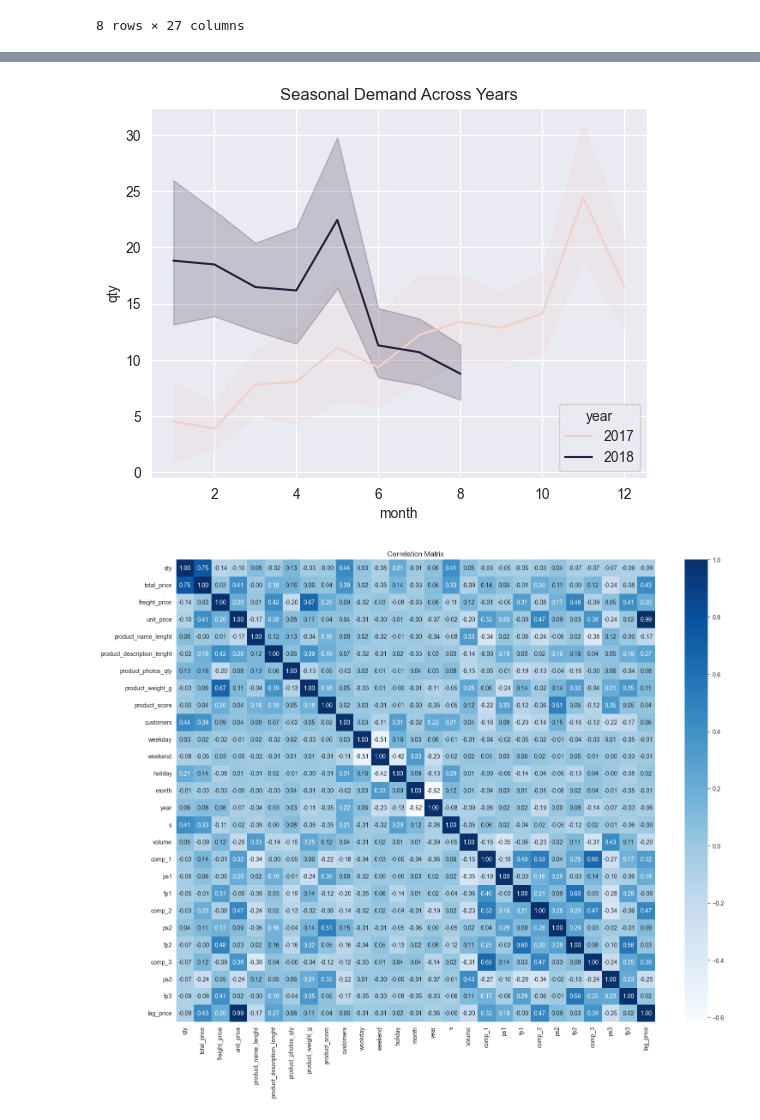
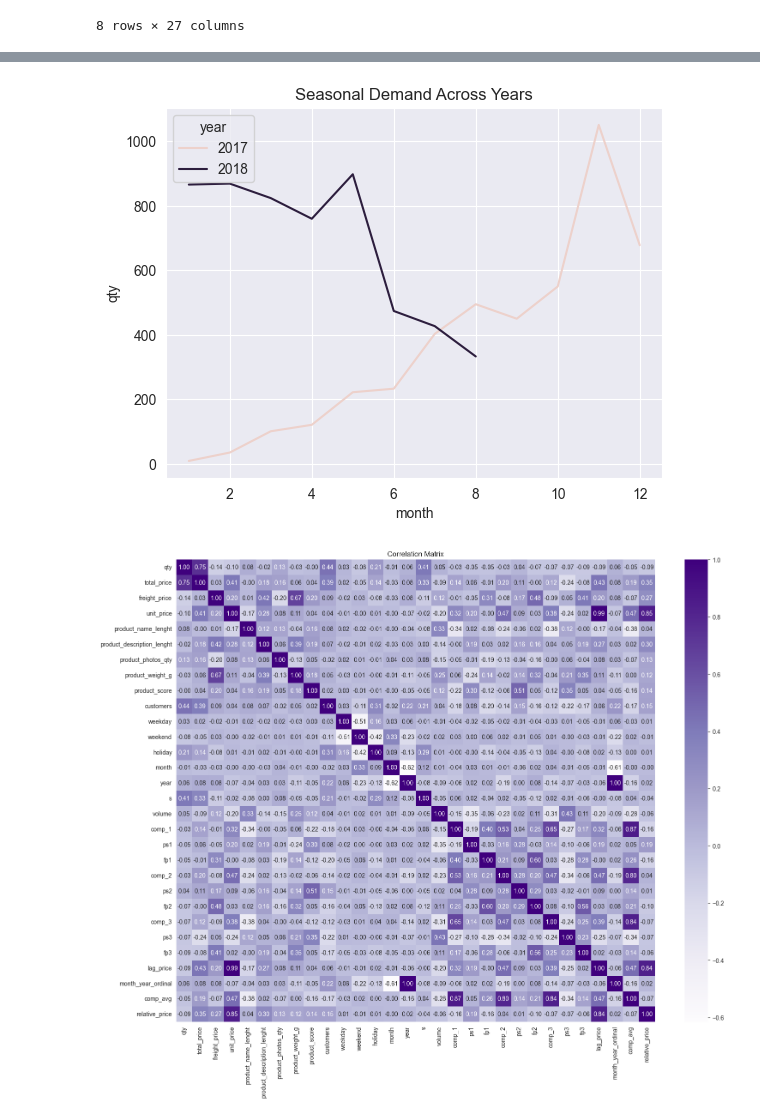
Before and after one commit to enyo-ojo/Pricing-Forecasts-Deal-Support-, a Jupyter notebook: pricing eda.ipynb, the cells around one changed output, grey strips where cells are left out. Drawn from its saved outputs; the diff is of its cells as text; code cells hidden in the pictures.

```diff
--- a/pricing eda.ipynb
+++ b/pricing eda.ipynb
@@ -60,0 +138,14 @@ plt.show()
+# %%
+df['comp_avg'] = df[['comp_1', 'comp_2', 'comp_3']].mean(axis=1)
+
+df['relative_price'] = df['unit_price'] - df['comp_avg']
+
+plt.figure(figsize=(10,5))
+sns.scatterplot(x='relative_price', y=df[['ps1','ps2','ps3']].mean(axis=1),
+                data=df, hue='product_category_name', palette='RdBu', alpha=0.7)
+plt.axvline(0, color='red', linestyle='--')  # line at parity pricing
+plt.title('Relative Price vs Competitor Ratings')
+plt.xlabel('Relative Price')
+plt.ylabel('Competitor Ratings (avg)')
+plt.legend(bbox_to_anchor=(1.05,1), loc='upper left')
+plt.show()
@@ -60,0 +154,7 @@ plt.show()
+# %%
+df['price_position'] = df['relative_price'].apply(lambda x: 'Higher' if x > 0 else 'Lower')
+
+plt.figure(figsize=(8,4))
+sns.boxplot(x='price_position', y='qty', data=df, palette='Purples')
+plt.title('Demand Distribution: Higher vs Lower Priced vs Competitors')
+plt.show()
@@ -61,15 +175,15 @@ plt.show()
 # %%
-df_month = df.groupby(['year','month', 's']).agg({'qty':'sum','total_price':'sum'}).reset_index()
+df_month = df.groupby(['year','month']).agg({'qty':'sum','total_price':'sum'}).reset_index()
 sns.lineplot(x='month', y='qty', hue='year', data=df_month,)
 plt.title("Seasonal Demand Across Years")
 plt.show()
 # %% [output]
-[figure, old version]
+[figure, new version]
 # %%
 corr_matrix = df.select_dtypes(include=['int64', 'float64']).corr()
 plt.figure(figsize=(18,14))
-sns.heatmap(corr_matrix, annot=True, cmap='Blues', fmt='.2f')
+sns.heatmap(corr_matrix, annot=True, cmap='Purples', fmt='.2f')
 plt.title('Correlation Matrix')
 plt.show()
 # %% [output]
-[figure, old version]
+[figure, new version]
```
Also changed, not shown: parts of 26 cells of this notebook, 1 other file.
